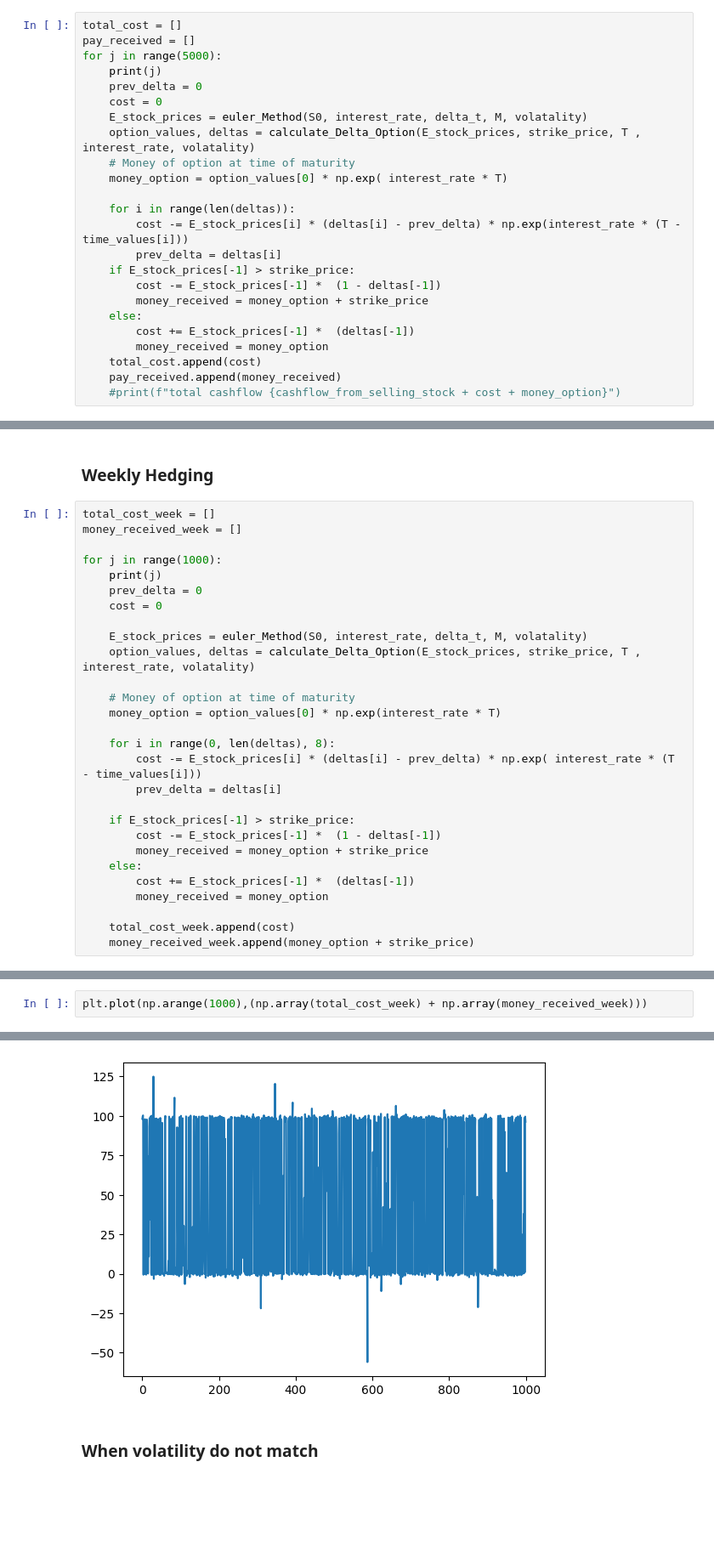
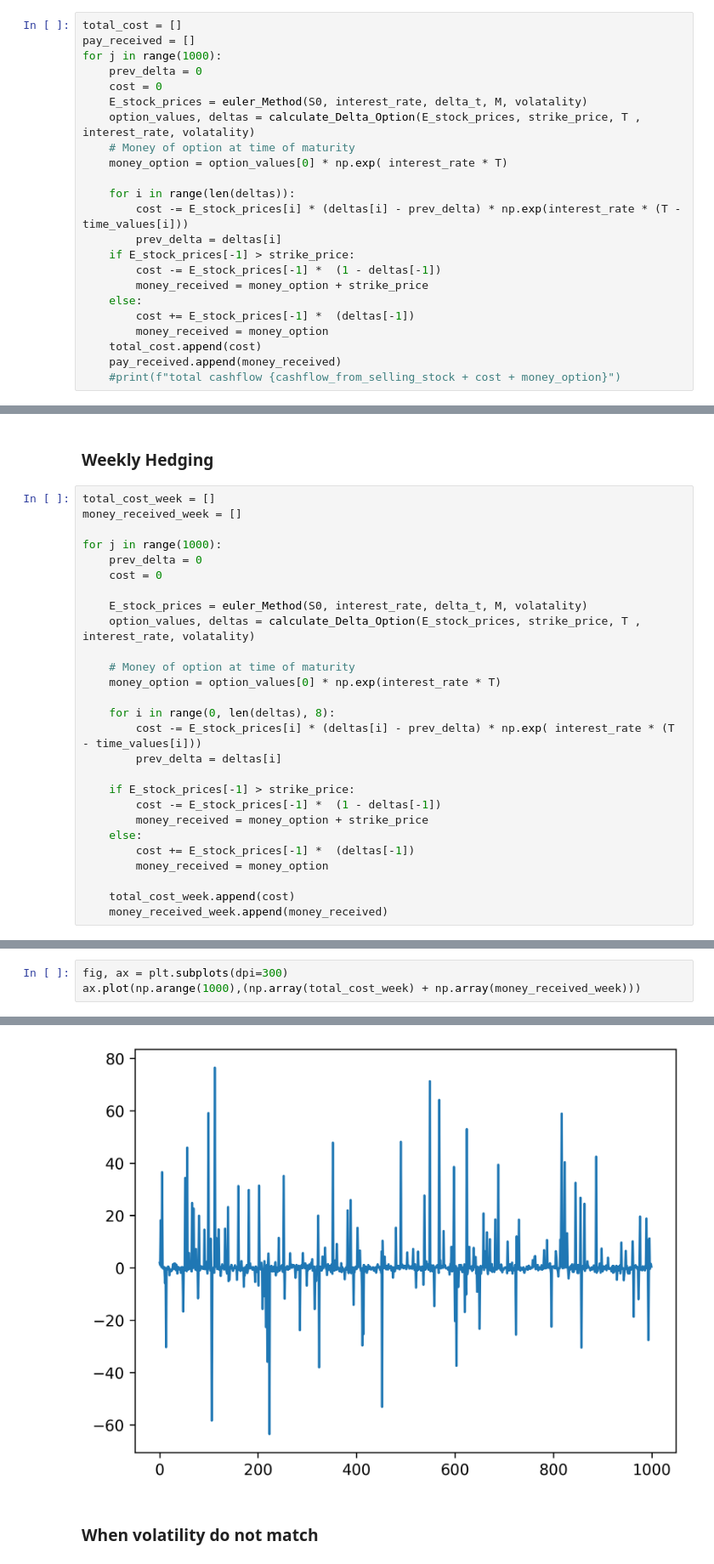
Before and after one commit to NitaiNijholt/ComputationalFinance, a Jupyter notebook: Assignments/Assignment_1/Assign1.ipynb, the cells around one changed output, grey strips where cells are left out. Shown at 85% size. Cells and saved outputs as stored; diff of their text form; blank space fills up the shorter version.

```diff
--- a/Assignments/Assignment_1/Assign1.ipynb
+++ b/Assignments/Assignment_1/Assign1.ipynb
@@ -644,8 +644,7 @@ def calculate_Delta_Option(E_stock_prices, strike_price, T , interest_rate, vola
 # %%
 total_cost = []
 pay_received = []
-for j in range(5000):
-    print(j)
+for j in range(1000):
     prev_delta = 0
     cost = 0
     E_stock_prices = euler_Method(S0, interest_rate, delta_t, M, volatality)
@@ -695,7 +677,6 @@ total_cost_week = []
 money_received_week = []
 
 for j in range(1000):
-    print(j)
     prev_delta = 0
     cost = 0
 
@@ -717,4 +698,4 @@ for j in range(1000):
         money_received = money_option
 
     total_cost_week.append(cost)
-    money_received_week.append(money_option + strike_price)
+    money_received_week.append(money_received)
@@ -739,8 +702,9 @@ for j in range(1000):
 # %%
-plt.plot(np.arange(1000),(np.array(total_cost_week) + np.array(money_received_week)))
+fig, ax = plt.subplots(dpi=300)
+ax.plot(np.arange(1000),(np.array(total_cost_week) + np.array(money_received_week)))
 # %% [output]
 [<matplotlib.lines.Line2D at 0x...>]
-[figure, old version]
+[figure, new version]
 # %% [markdown]
 ### When volatility do not match
 # %%
```
Also changed, not shown: parts of 10 cells of this notebook.
